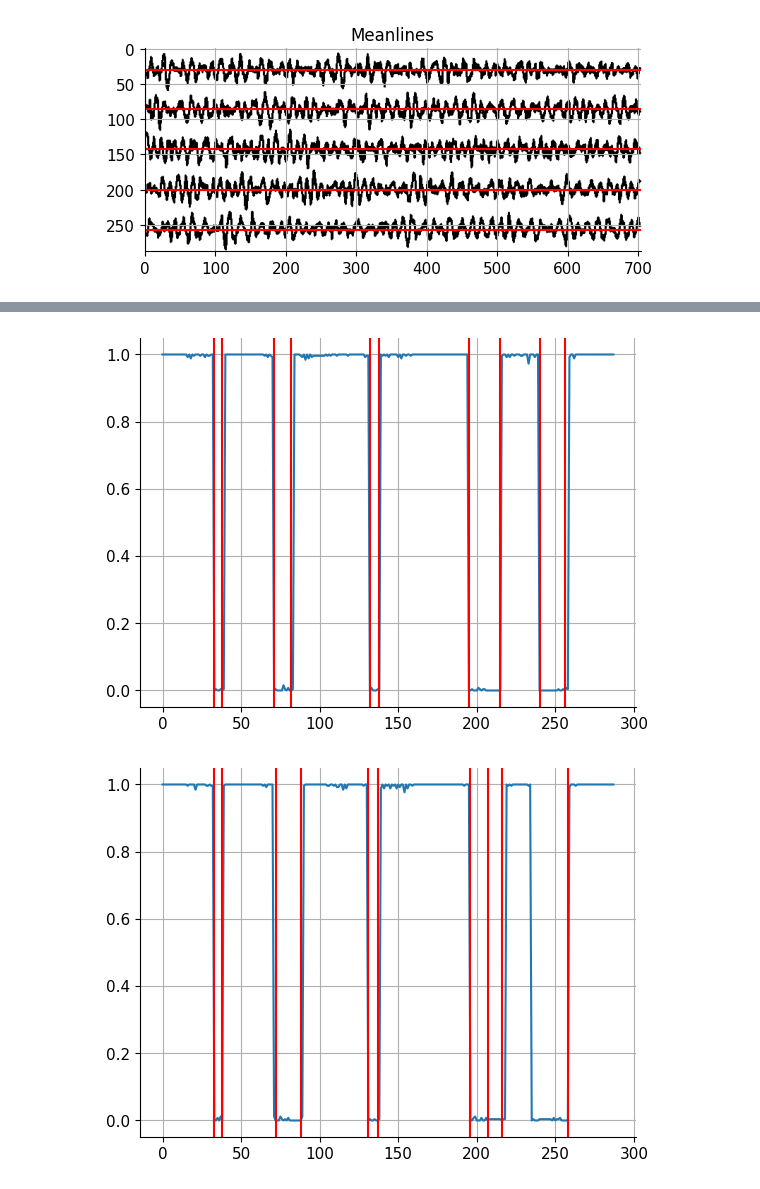
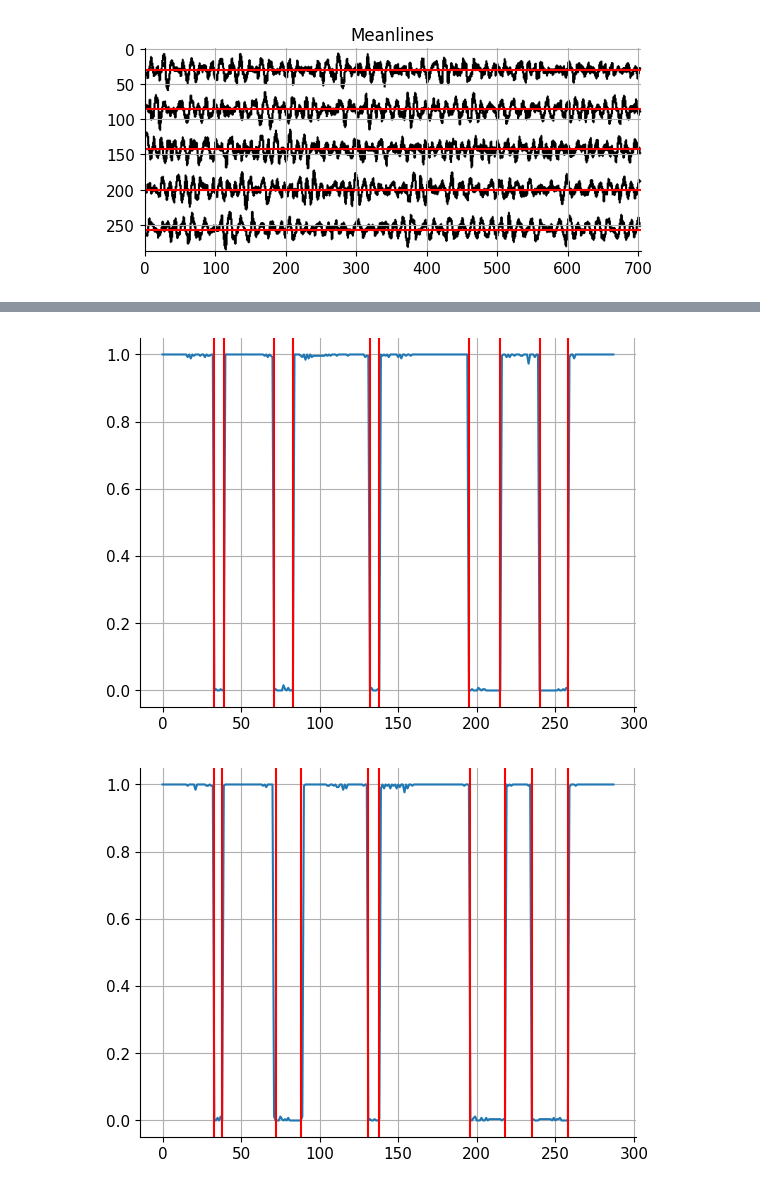
Before and after one commit to Colin16655/THESIS_Recursive_Curve_Extraction_Tool_for_Storm_Analysis_in_Historical_Seismograms, a Jupyter notebook: seismogram_curve_extraction/notebooks/process_KF.ipynb, the cells around one changed output, grey strips where cells are left out. Saved outputs shown, nothing was run; the diff lists cells and outputs as text; code cells hidden in the pictures.

```diff
--- a/seismogram_curve_extraction/notebooks/process_KF.ipynb
+++ b/seismogram_curve_extraction/notebooks/process_KF.ipynb
@@ -19,19 +19,22 @@ plt.rcParams['axes.titlesize'] = 12
 # %%
 source_directory = f"D:/Courses/Uclouvain/thesis/code/these_Colin/seismogram_curve_extraction/data/ground_truths/overlap_20_images/"
 # %%
-count = 0
-saved_images = []  # List to store images
+def load_images_from_folder(folder, N_show):
+    # set N_show to 0 not to show any images
+    saved_images = []  # List to store images
+    count = 0
+    for image_file in os.listdir(folder):
+        if image_file.endswith('_binary.jpg'):
+            image_file = os.path.join(folder, image_file)
+            saved_images.append(cv2.imread(image_file, cv2.IMREAD_GRAYSCALE))
+            if count < N_show:
+                plt.imshow(cv2.imread(image_file, cv2.IMREAD_GRAYSCALE), cmap='gray')
+                plt.show()
+                count += 1
 
-for image_file in os.listdir(source_directory):
-    if image_file.endswith('_binary.jpg'):
-        image_file = os.path.join(source_directory, image_file)
-        saved_images.append(cv2.imread(image_file, cv2.IMREAD_GRAYSCALE))
-        if count < 3:
-            plt.imshow(cv2.imread(image_file, cv2.IMREAD_GRAYSCALE), cmap='gray')
-            plt.show()
-            count += 1
+    return np.array(saved_images)
 
-saved_images = np.array(saved_images)
+saved_images = load_images_from_folder(source_directory, 3)
 # %% [output]
 [figure]
 [figure]
@@ -229,7 +342,7 @@ estimated_positions = [X[0, 0]]
 # %%
 # Iterate over the columns of the image, 0 value pixels vertical position are the measurements
 sel = 10
-tresh = 1e-3
+tresh = 1e-2
 spacing = avg_thickness/2 # number of pixels
 count = 0
 positions = np.full((avg_N_components, 2), np.nan) # contains start and stop positions of each trace for each component
@@ -281,5 +394,5 @@ for col_idx in range(saved_images[sel].shape[1]):
-[figure, old version]
+[figure, new version]
-[figure, old version]
+[figure, new version]
 # %%
 plt.imshow(saved_images[sel], cmap='gray')
 
```
Also changed, not shown: parts of 8 cells of this notebook.
